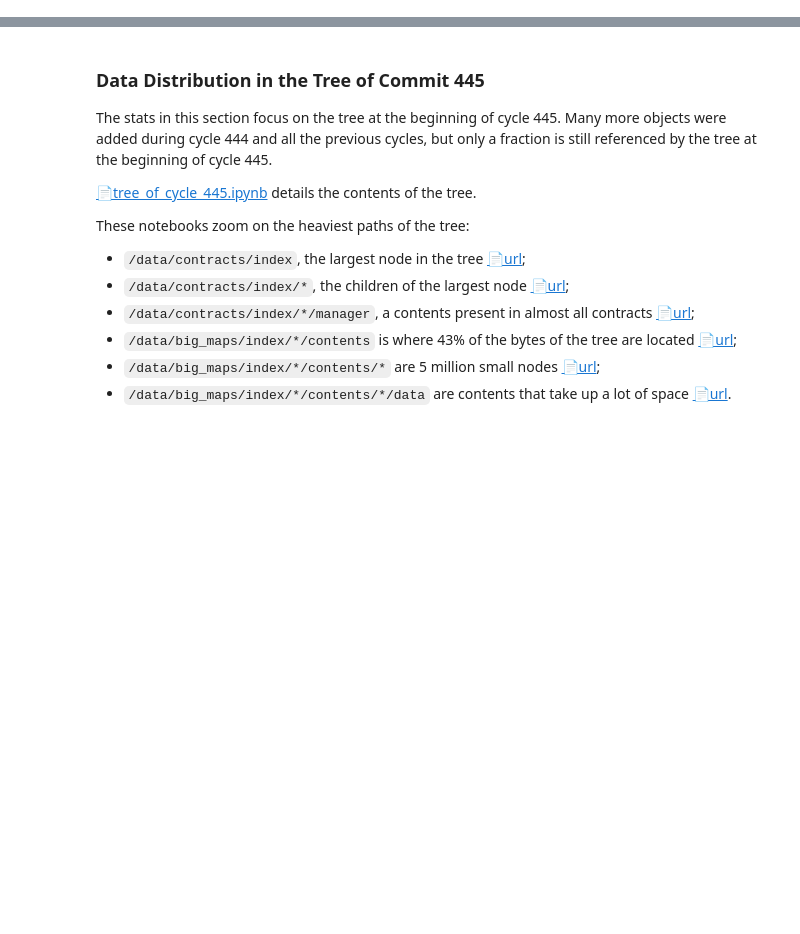
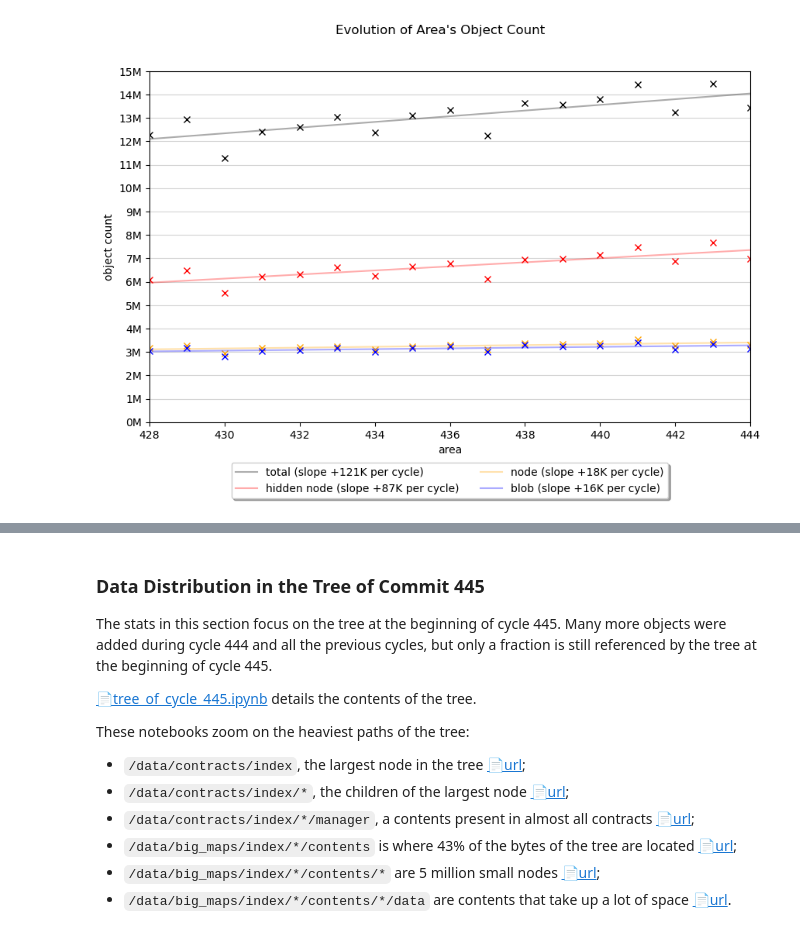
Before and after one commit to Ngoguey42/segment_hangzhou, a Jupyter notebook: index.ipynb, the cells around one changed output, grey strips where cells are left out. Cells and saved outputs as stored; diff of their text form; code cells hidden in the pictures; blank space fills up the shorter version.

```diff
--- a/index.ipynb
+++ b/index.ipynb
@@ -106,0 +117,4 @@ This document considers 19 areas delimited by the 18 commits:
+# %%
+custom_plot_tools.plot_area_curve_object_count('/tmp/summary_df1.csv')
+# %% [output]
+[figure, added]
```
Also changed, not shown: parts of 7 cells of this notebook, 4 other files.
